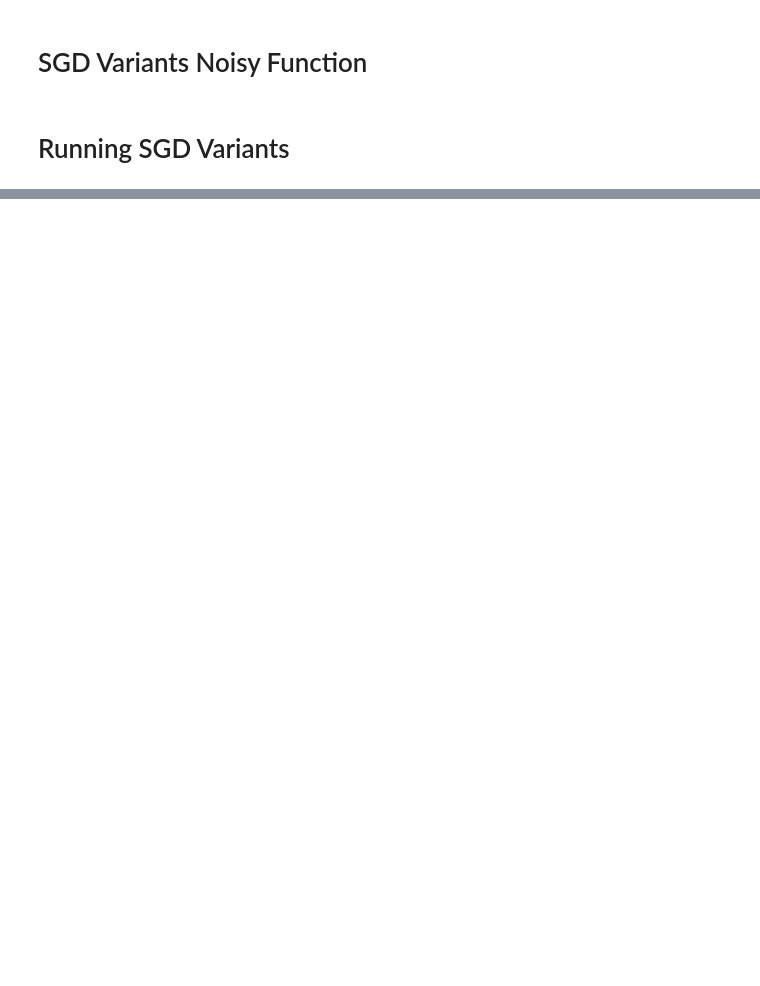
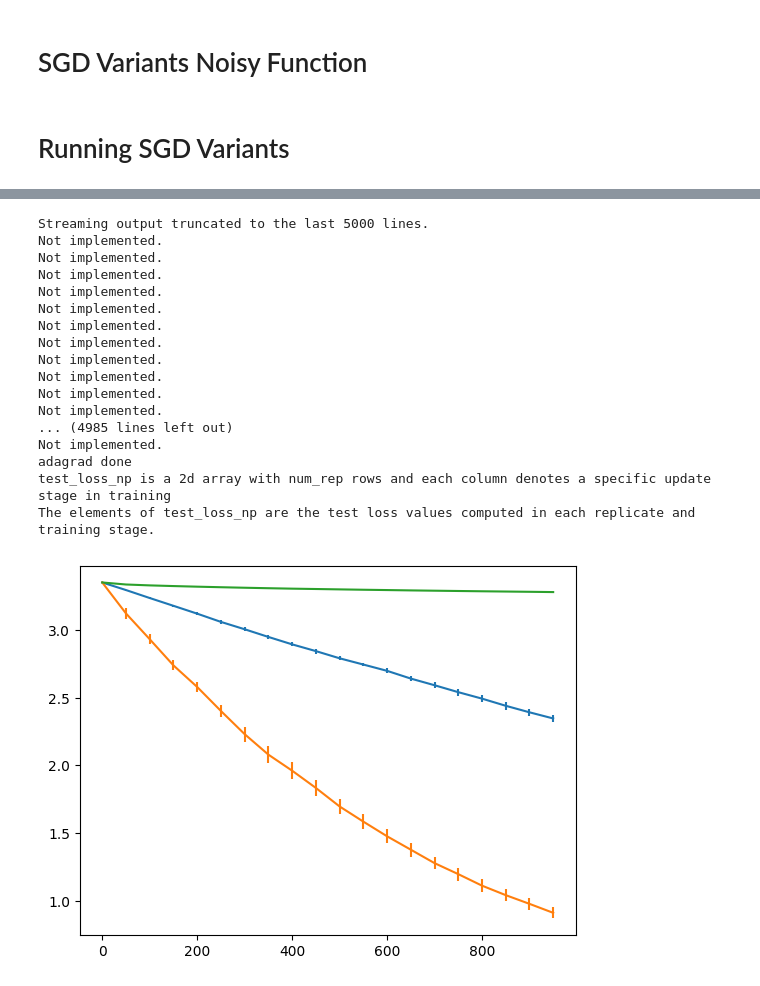
Before and after one commit to Billl000/CS361-Project, a Jupyter notebook: GradientDescent.ipynb, the cells around one changed output, grey strips where cells are left out. Saved outputs shown, nothing was run; the diff lists cells and outputs as text; code cells hidden in the pictures; blank space fills up the shorter version.

```diff
--- a/GradientDescent.ipynb
+++ b/GradientDescent.ipynb
@@ -67,8 +69,8 @@ def noisy_val_grad(theta_hat, data_, label_, deg_=2.):
         3. For l, you need err and deg_ only.
         4. Checkout the writeup for more hints.
         '''
-        grad = NotImplemented # TODO: Implement the analytical gradient
-        l = NotImplemented # TODO: Implement the loss function
+        grad = deg_ * (np.abs(err)**(deg_ - 1)) * np.sign(err) * x_  # TODO: Implement the analytical gradient
+        l = err ** deg_ # TODO: Implement the loss function
 
         loss += l / data_.shape[0]
         gradient += grad / data_.shape[0]
@@ -95,17 +99,17 @@ for method_idx, method in enumerate(['adam', 'sgd', 'adagrad']):
             print(method, replicate)
 
         if method == 'adam':
-            print('Adam Not implemented.')
+            #print('Adam Not implemented.')
             beta_1 = 0.9
             beta_2 = 0.999
-            m = NotImplemented # TODO: Initialize parameters
-            v = NotImplemented
-            epsilon = NotImplemented
+            m = 0 # TODO: Initialize parameters
+            v = 0
+            epsilon = 10**(-8)
 
         if method == 'adagrad':
-            print('Adagrad Not implemented.')
-            epsilon = NotImplemented # TODO: Initialize parameters
-            squared_sum = NotImplemented
+            #print('Adagrad Not implemented.')
+            epsilon = 10**(-8) # TODO: Initialize parameters
+            squared_sum = 0
 
         theta_hat = theta_init.copy()
         test_loss_list = []
@@ -123,47 +127,66 @@ for method_idx, method in enumerate(['adam', 'sgd', 'adagrad']):
                 test_loss_list.append(test_loss)
 
             if method == 'adam':
-                print('Adam Not implemented.') # TODO: Implement Adam
-                m = NotImplemented
-                v = NotImplemented
-                m_hat = NotImplemented
-                v_hat = NotImplemented
-                theta_hat = theta_hat - lr * NotImplemented
+                #print('Adam Not implemented.') # TODO: Implement Adam
+                m = beta_1 * m + (1 - beta_1) * gradient
+                v = beta_2 * v + (1 - beta_2) * (gradient ** 2)
+                m_hat =  m / (1 - beta_1 ** (t + 1))
+                v_hat =  v / (1 - beta_2 ** (t + 1))
+                theta_hat = theta_hat - lr * m_hat / (la.norm(v_hat) ** 0.5 + epsilon)
 
             elif method == 'adagrad':
-                print('Adagrad Not implemented.')
-                squared_sum = squared_sum + NotImplemented # TODO: Implement Adagrad
-                theta_hat = theta_hat - lr * NotImplemented
+                #print('Adagrad Not implemented.') # TODO: Implement Adagrad
+                squared_sum = squared_sum + (gradient ** 2)
+                theta_hat = theta_hat - lr * gradient / (la.norm(squared_sum) ** 0.5 + epsilon)
 
             elif method == 'sgd':
                 theta_hat = theta_hat - lr * gradient
 
         test_loss_mat.append(test_loss_list)
         train_loss_mat.append(train_loss_list)
 
     print(method, 'done')
     x_axis = np.arange(max_iter)[::test_exp_interval]
 
     print('test_loss_np is a 2d array with num_rep rows and each column denotes a specific update stage in training')
     print('The elements of test_loss_np are the test loss values computed in each replicate and training stage.')
     test_loss_np = np.array(test_loss_mat)
 
-    print('Not implemented.')
+    #print('Not implemented.')
     '''
     Hints:
     1. Use test_loss_np in np.mean() with axis = 0
     '''
-    test_loss_mean = NotImplemented # TODO: Calculate the mean test loss
+    test_loss_mean = np.mean(test_loss_np, axis=0) # TODO: Calculate the mean test loss
 
     '''
     Hints:
     1. Use test_loss_np in np.std() with axis = 0
     2. Divide by np.sqrt() using num_rep as a parameter
     '''
-    test_loss_se = NotImplemented # TODO: Calculate the standard error for test loss
+    test_loss_se = np.std(test_loss_np, axis=0) / np.sqrt(num_rep) # TODO: Calculate the standard error for test loss
 
     plt.errorbar(x_axis, test_loss_mean, yerr=2.5*test_loss_se, label=method)
     best_vals[method] = min(test_loss_mean)
+# %% [output]
+Streaming output truncated to the last 5000 lines.
+Not implemented.
+Not implemented.
+Not implemented.
+Not implemented.
+Not implemented.
+Not implemented.
+Not implemented.
+Not implemented.
+Not implemented.
+Not implemented.
+Not implemented.
+... (4985 lines left out)
+Not implemented.
+adagrad done
+test_loss_np is a 2d array with num_rep rows and each column denotes a specific update stage in training
+The elements of test_loss_np are the test loss values computed in each replicate and training stage.
+[figure, added]
 # %%
 best_vals = { k: int(v * 1000) / 1000. for k,v in best_vals.items() } # A weird way to round numbers
 plt.title(f'Test Loss \n(objective degree: {deg_},  best values: {best_vals})')
```
Also changed, not shown: parts of 3 cells of this notebook.
